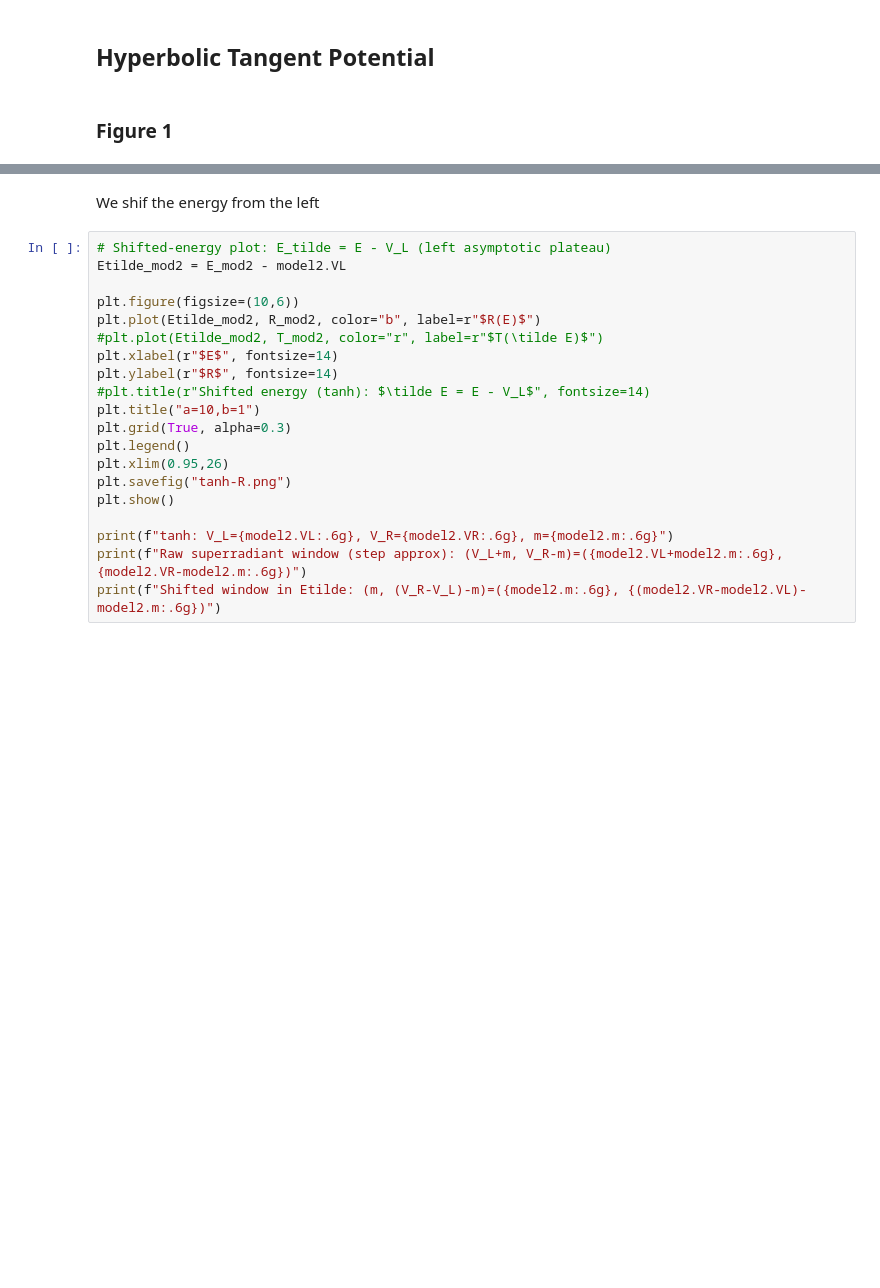
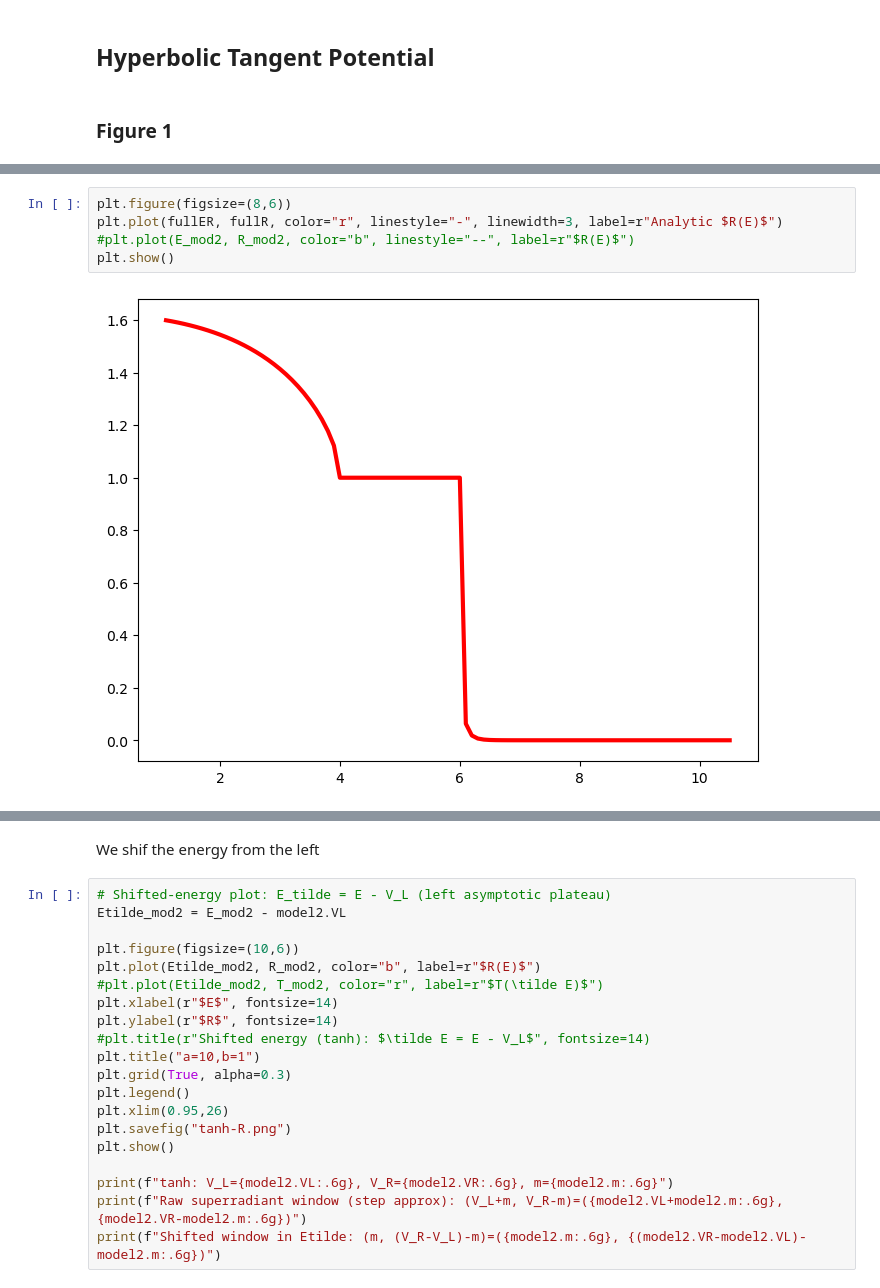
Before and after one commit to AnyelTars/RelativisticQuantumMechanics, a Jupyter notebook: KGsolver/notebooks/examples.ipynb, the cells around one changed output, grey strips where cells are left out. Cells and saved outputs as stored; diff of their text form; blank space fills up the shorter version.

```diff
--- a/KGsolver/notebooks/examples.ipynb
+++ b/KGsolver/notebooks/examples.ipynb
@@ -85 +99,8 @@ plot_potential(model2)
+# %%
+plt.figure(figsize=(8,6))
+plt.plot(fullER, fullR, color="r", linestyle="-", linewidth=3, label=r"Analytic $R(E)$")
+#plt.plot(E_mod2, R_mod2, color="b", linestyle="--", label=r"$R(E)$")
+plt.show()
+# %% [output]
+[figure, added]
 # %%
```
Also changed, not shown: parts of 7 cells of this notebook.
